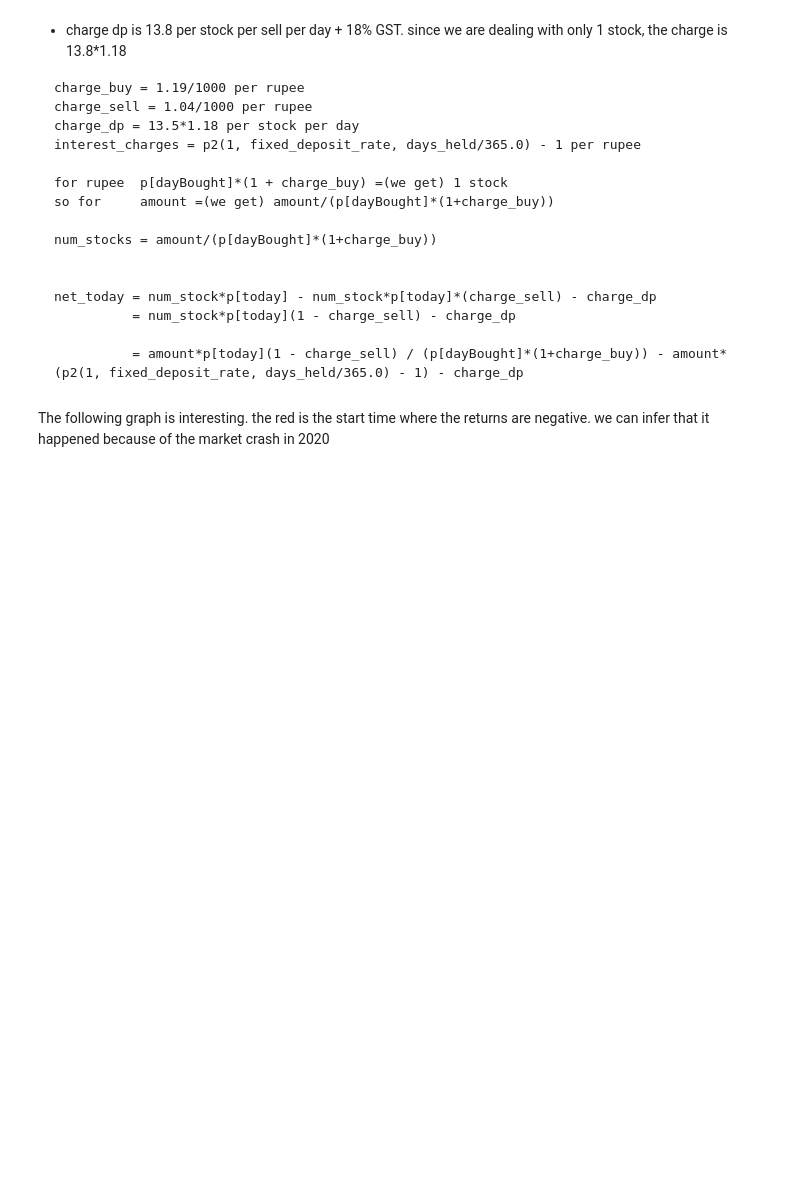
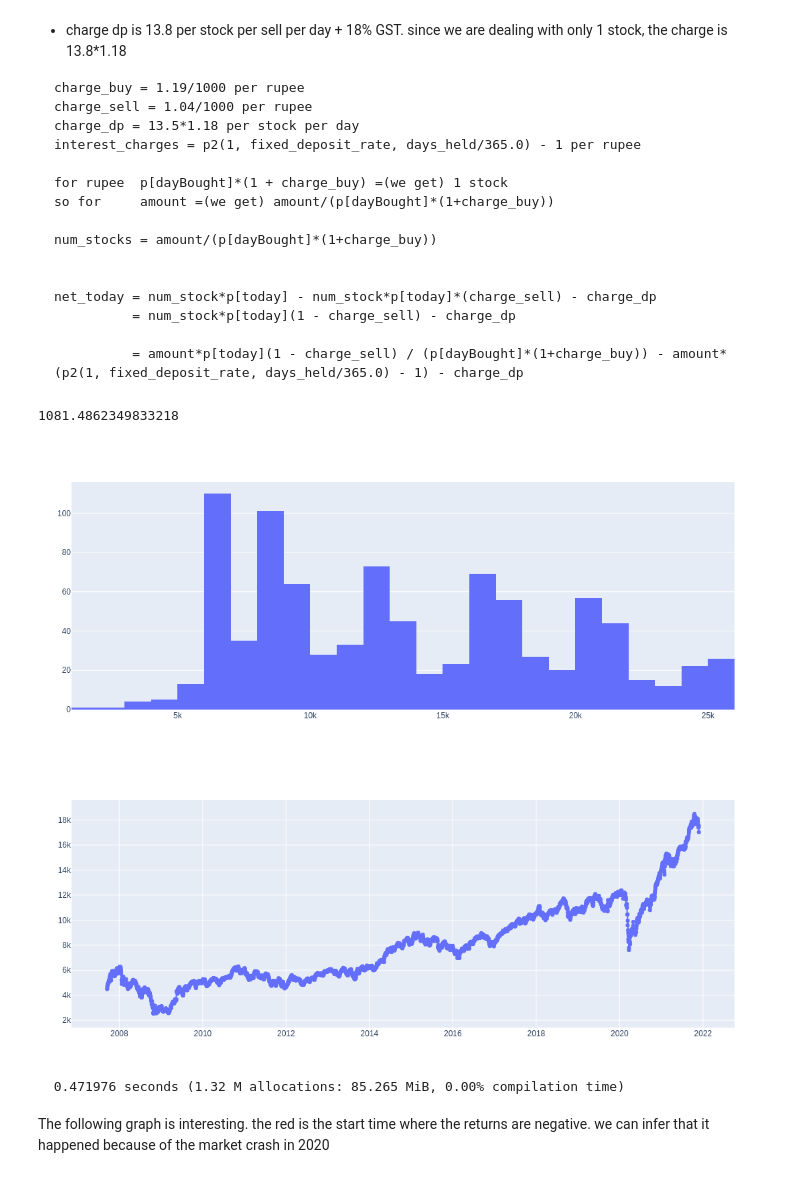
Before and after one commit to agsha/julia, a Jupyter notebook: template.ipynb, the cells around one changed output. Cells and saved outputs as stored; diff of their text form; code cells hidden in the pictures; blank space fills up the shorter version.

`````diff
--- a/template.ipynb
+++ b/template.ipynb
@@ -148,3 +148,16 @@ net_today = num_stock*p[today] - num_stock*p[today]*(charge_sell) - charge_dp
 
           = amount*p[today](1 - charge_sell) / (p[dayBought]*(1+charge_buy)) - amount*(p2(1, fixed_deposit_rate, days_held/365.0) - 1) - charge_dp
 ````
+# %%
+function net_today_f(amount::Float64, initialPrice::Float64, nowPrice::Float64, daysHeld::Int)
+    charge_buy::Float64 = 1.19/1000
+    charge_sell::Float64 = 1.04/1000
+    charge_dp::Float64 = 13.5*1.18
+    fixed_deposit_rate::Float64 = 5.0/100.0
+    return (amount*nowPrice*(1 - charge_sell) / (initialPrice*(1+charge_buy)) -
+                    amount*(p2(1, fixed_deposit_rate, daysHeld/365.0) - 1) -
+                    charge_dp)
+end
+net_today(1000.0, 10.0, 11.0, 1)
+# %% [output]
+1081.4862349833218
@@ -153,16 +181,8 @@ net_today = num_stock*p[today] - num_stock*p[today]*(charge_sell) - charge_dp
 function oneRun(rateThreshold::Float64, investDays::Int, redeemDays::Int, ll::FastList{Int},
         tradingDays::AbstractVector{Int}, prices::AbstractVector{Float64})
     days::Int = investDays+redeemDays
-    amount::Int = 1000
     wallet::Float64 = 0.0;
-    charge_buy::Float64 = 1.19/1000
-    charge_sell::Float64 = 1.04/1000
-    charge_dp::Float64 = 13.5*1.18
-    fixed_deposit_rate::Float64 = 5.0/100.0
-
-#     charge_buy = 0;
-#     charge_sell = 0;
-#     charge_dp = 0;
+    amount = 1000.0;
 
     daysKept::Int = 0;
     minWallet = 0;
@@ -170,17 +190,10 @@ function oneRun(rateThreshold::Float64, investDays::Int, redeemDays::Int, ll::Fa
     reset!(ll)
 
     for i::Int in 1:days
-
-
         for node in ll
             dayBought::Int = node.data
             daysHeld::Int = tradingDays[i] - tradingDays[dayBought]
-            net_today::Float64 = (amount*prices[i]*(1 - charge_sell) / (prices[dayBought]*(1+charge_buy)) -
-                amount*(p2(1, fixed_deposit_rate, daysHeld/365.0) - 1) -
-                charge_dp)
-            if net_today <= 0
-                continue
-            end
+            net_today::Float64 = net_today_f(amount, prices[dayBought], prices[i], daysHeld)
             rate::Float64 = r(amount, net_today, daysHeld/365.0)
             if rate > rateThreshold || i==days
                 wallet += net_today
@@ -191,7 +204,6 @@ function oneRun(rateThreshold::Float64, investDays::Int, redeemDays::Int, ll::Fa
         if i <= investDays
             wallet -= amount
             push!(ll, i)
-
         end
         minWallet = min(wallet, minWallet)
     end
@@ -202,17 +214,18 @@ end
 # tls is thread local storage
 function simulateMulti(tls::Vector{Tls}, d::Dict{String, Point})
     runs::Int = 5000
-    investDays = 365*3; redeemDays=365;
+    investDays = 365*1; redeemDays=365*6;
 
     days = investDays + redeemDays;
     results = Vector{Float64}(undef, runs)
 
-    rateThreshold::Float64 = .4; μ=meanNifty; σ=stdNifty;
+    rateThreshold::Float64 = .05; μ=meanNifty; σ=stdNifty;
 
     prices=d["^NSEI"].prices;
     tradingDays = d["^NSEI"].intDates;
 
     wallets = Vector{Float64}(undef, 0)
+    bad_days = Vector{Int}(undef, 0)
     lk = Threads.SpinLock()
 
     @views Threads.@threads  for start in 1:length(tradingDays) - days - 10
@@ -223,6 +236,9 @@ function simulateMulti(tls::Vector{Tls}, d::Dict{String, Point})
         wallet = oneRun(rateThreshold, investDays, redeemDays, myTls.ll, ddates, pprices);
         lock(lk) do
             push!(wallets, wallet);
+            if wallet < 0
+                push!(bad_days, start)
+            end
         end
     end
 #     sort!(negativeDays)
@@ -231,40 +247,59 @@ function simulateMulti(tls::Vector{Tls}, d::Dict{String, Point})
 #     x = collect(1:101)
 #     doplot(x, y)
     display( plot([histogram(x=wallets)]))
-#     plot(1:101, nquantile(wallets, 100))
+    dates, prices, intDates = d["^NSEI"].dates, d["^NSEI"].prices, d["^NSEI"].intDates
+    trace1 = scatter(x=dates, y=prices,
+                        mode="lines+markers",
+                        name="nifty 50")
+    trace2 = scatter(x=dates[bad_days], y=prices[bad_days],
+                        mode="markers",
+                        name="start times where the returns are negative")
+    add = investDays + redeemDays
+    trace3 = scatter(x=dates[bad_days.+investDays], y=prices[bad_days.+investDays],
+                        mode="markers",
+        name="invest time of the start times")
+    trace4 = scatter(x=dates[bad_days.+add], y=prices[bad_days.+add],
+                        mode="markers",
+        name="invest and redeem time of the start times")
 
+    display(plot([trace1, trace2, trace3, trace4]))#     plot(1:101, nquantile(wallets, 100))
+#fuck
 end
 # tls is thread local storage
 function simulateWeinerMulti(tls::Vector{Tls})
     runs::Int = 1000
     investDays = 365*3; redeemDays=365;
 
     days = investDays + redeemDays;
     results = Vector{Float64}(undef, 0)
 
 
     rateThreshold::Float64 = .4; μ=.1; σ=.3;
 
     prices=Vector{Float64}(undef, days);
     tradingDays = collect(1:days)
 
     lk = Threads.SpinLock()
 
     Threads.@threads for run::Int in 1:runs
         tid = Threads.threadid()
         myTls = tls[tid]
         brk = false
         weiner(days, μ, σ, myTls.prices, myTls.ϕ, myTls.dist)
         reset!(myTls.ll)
         result = oneRun(rateThreshold, investDays, redeemDays, myTls.ll, tradingDays, myTls.prices)
         lock(lk) do
             push!(results, result)
         end
     end
     display( plot([histogram(x=results)]))
 end
 # @time simulateWeinerMulti(tls)
 @time simulateMulti(tls, d)
+# %% [output]
+[figure, added]
+[figure, added]
+  0.471976 seconds (1.32 M allocations: 85.265 MiB, 0.00% compilation time)
 # %% [markdown]
 The following graph is interesting. the red is the start time where the returns are negative. we can infer that it happened because of the market crash in 2020
 # %%
`````
Also changed, not shown: parts of 7 cells of this notebook.
